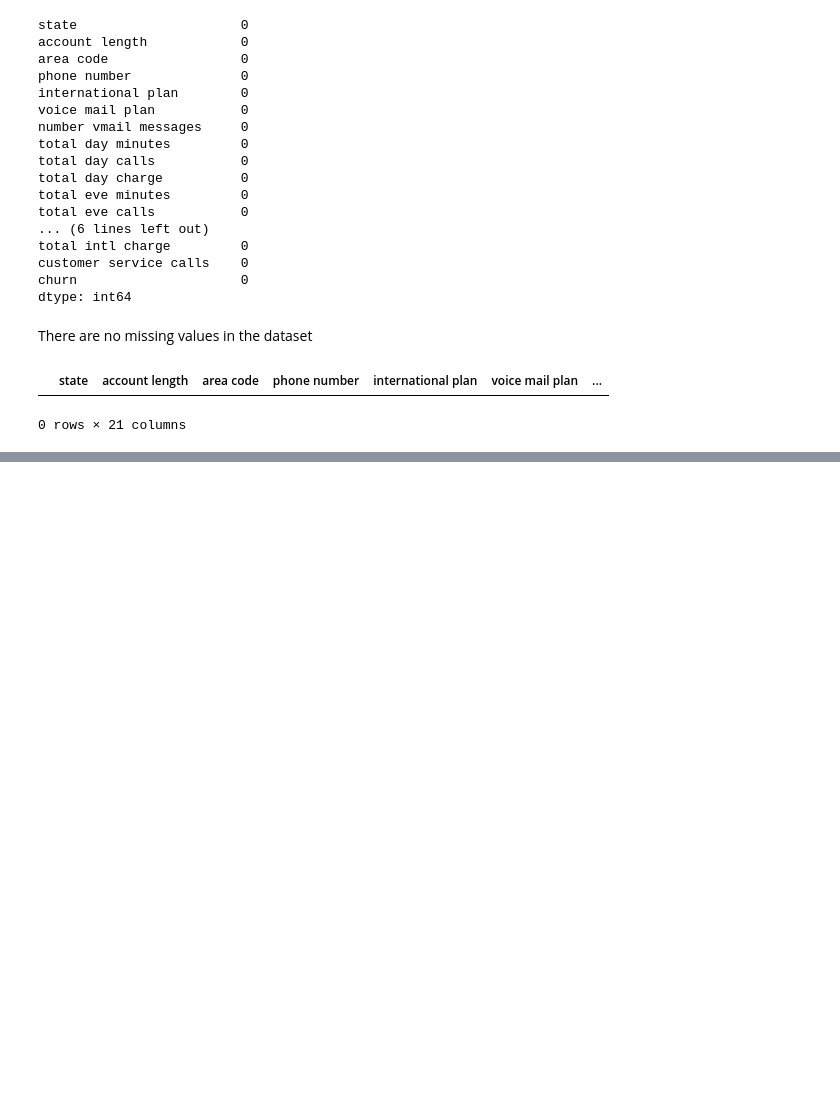
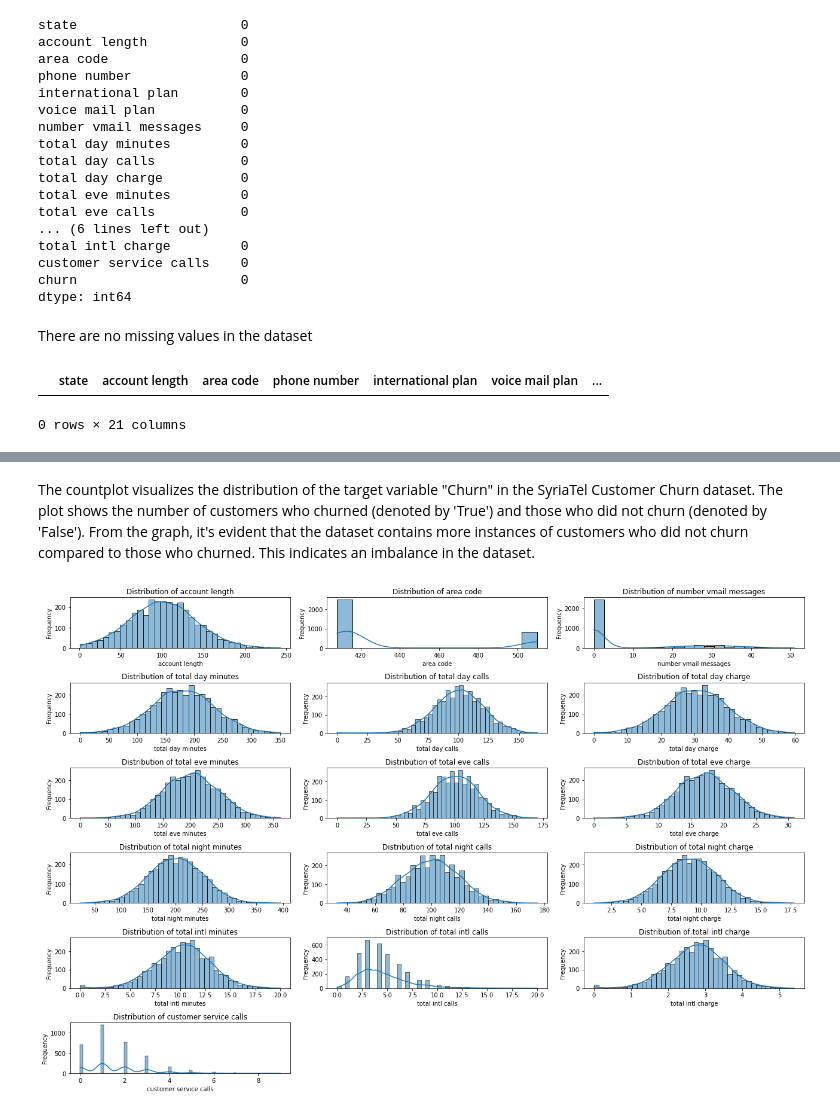
Before and after one commit to Harry-Atulah/phase3_project, a Jupyter notebook: student.ipynb, the cells around one changed output, grey strips where cells are left out. Saved outputs shown, nothing was run; the diff lists cells and outputs as text; code cells hidden in the pictures; blank space fills up the shorter version.

```diff
--- a/student.ipynb
+++ b/student.ipynb
@@ -141,0 +153,21 @@ duplicates_with_rows
+# %% [markdown]
+The countplot visualizes the distribution of the target variable "Churn" in the SyriaTel Customer Churn dataset. The plot shows the number of customers who churned (denoted by 'True') and those who did not churn (denoted by 'False'). From the graph, it's evident that the dataset contains more instances of customers who did not churn compared to those who churned. This indicates an imbalance in the dataset.
+# %%
+# Determining the number of rows and columns for subplots
+numeric_features = df.select_dtypes(include=['int64', 'float64']).columns
+num_features = len(numeric_features)
+num_cols = 3
+num_rows = math.ceil(num_features / num_cols)
+
+# Visualizing the distribution of numerical features
+plt.figure(figsize=(18, 12))
+for i, feature in enumerate(numeric_features, 1):
+    plt.subplot(num_rows, num_cols, i)
+    sns.histplot(df[feature], kde=True)
+    plt.title(f'Distribution of {feature}')
+    plt.xlabel(feature)
+    plt.ylabel('Frequency')
+plt.tight_layout()
+plt.show()
+# %% [output]
+[figure, added]
```
Also changed, not shown: parts of 8 cells of this notebook.
